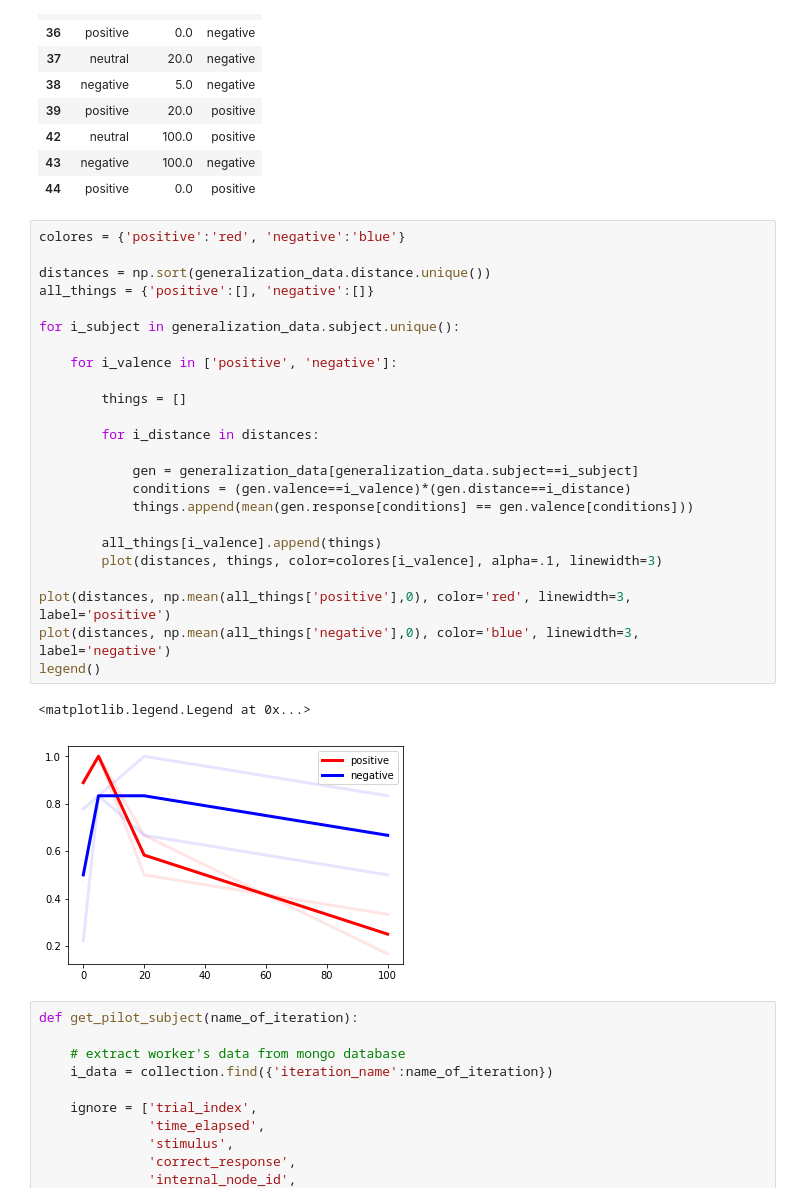
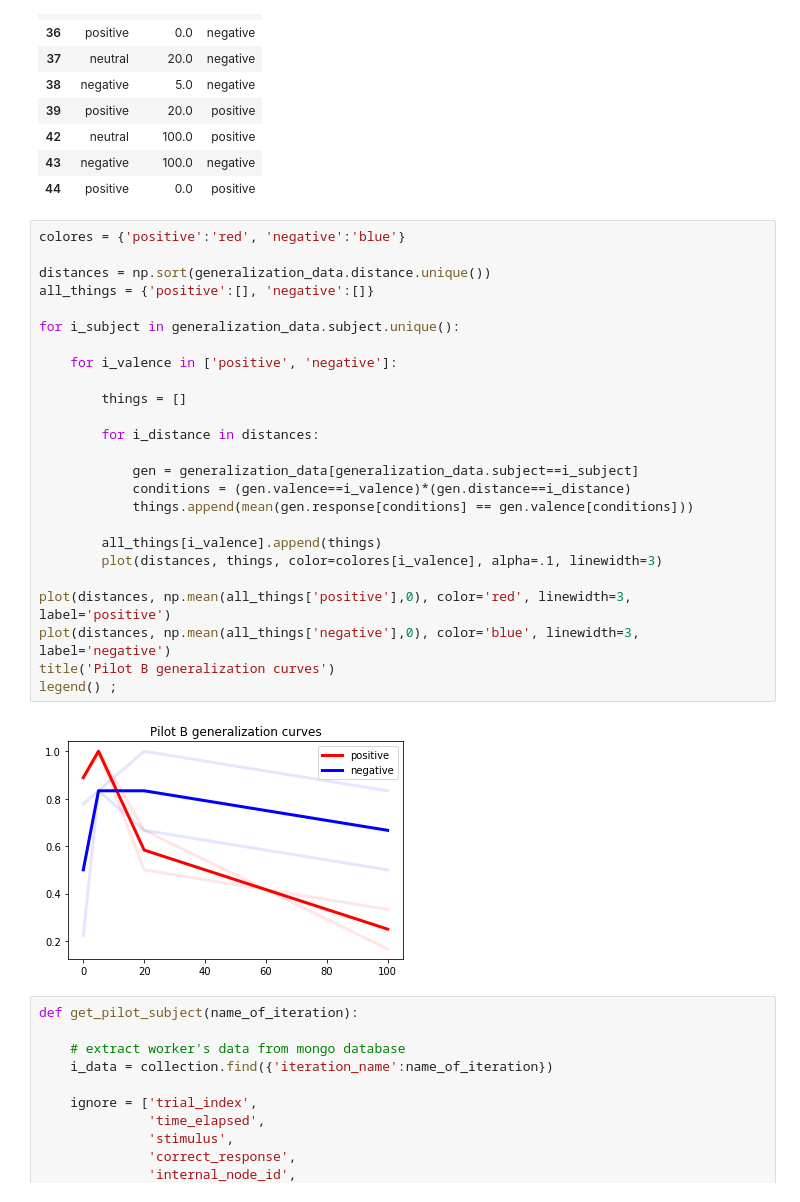
Before and after one commit to tzler/perception_affect_memory, a Jupyter notebook: analysis/pilot_analysis.ipynb, the cells around one changed output. Drawn from its saved outputs; the diff is of its cells as text.

```diff
--- a/analysis/pilot_analysis.ipynb
+++ b/analysis/pilot_analysis.ipynb
@@ -92,30 +92,30 @@ valence_by_distance[0:10]
 # %%
 colores = {'positive':'red', 'negative':'blue'}
 
 distances = np.sort(generalization_data.distance.unique())
 all_things = {'positive':[], 'negative':[]}
 
 for i_subject in generalization_data.subject.unique():
 
     for i_valence in ['positive', 'negative']:
 
         things = []
 
         for i_distance in distances:
 
             gen = generalization_data[generalization_data.subject==i_subject]
             conditions = (gen.valence==i_valence)*(gen.distance==i_distance)
             things.append(mean(gen.response[conditions] == gen.valence[conditions]))
 
         all_things[i_valence].append(things)
         plot(distances, things, color=colores[i_valence], alpha=.1, linewidth=3)
 
 plot(distances, np.mean(all_things['positive'],0), color='red', linewidth=3, label='positive')
 plot(distances, np.mean(all_things['negative'],0), color='blue', linewidth=3, label='negative')
-legend()
+title('Pilot B generalization curves')
+legend() ;
 # %% [output]
-<matplotlib.legend.Legend at 0x...>
-[figure, old version]
+[figure, new version]
 # %%
 def get_pilot_subject(name_of_iteration):
 
```
Also changed, not shown: 1 other file.
